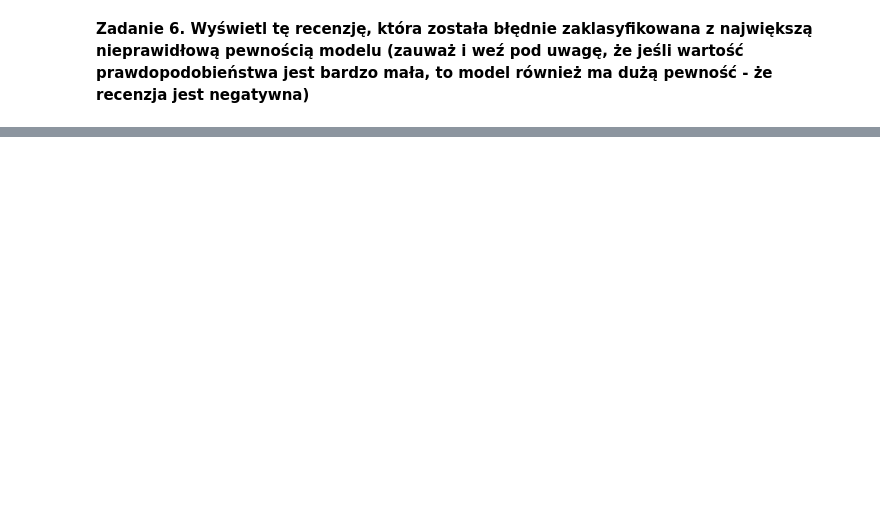
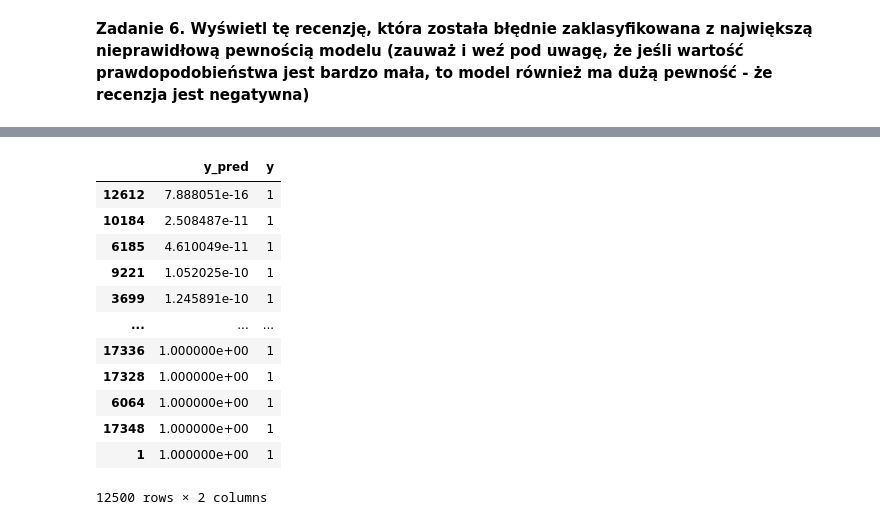
Before and after one commit to marcin-mulawa/deep_learning-cdv, a Jupyter notebook: 6. dense_sentiment_classifier/6. dense_sentiment_classifier.ipynb, the cells around one changed output, grey strips where cells are left out. Cells and saved outputs as stored; diff of their text form; code cells hidden in the pictures; blank space fills up the shorter version.

```diff
--- a/6. dense_sentiment_classifier/6. dense_sentiment_classifier.ipynb
+++ b/6. dense_sentiment_classifier/6. dense_sentiment_classifier.ipynb
@@ -260,0 +362,16 @@ ydf.head(10)
+# %%
+ydf[ydf['y']==1].sort_values(by='y_pred')
+# %% [output]
+|  | y_pred | y |
+| 12612 | 7.888051e-16 | 1 |
+| 10184 | 2.508487e-11 | 1 |
+| 6185 | 4.610049e-11 | 1 |
+| 9221 | 1.052025e-10 | 1 |
+| 3699 | 1.245891e-10 | 1 |
+| ... | ... | ... |
+| 17336 | 1.000000e+00 | 1 |
+| 17328 | 1.000000e+00 | 1 |
+| 6064 | 1.000000e+00 | 1 |
+| 17348 | 1.000000e+00 | 1 |
+| 1 | 1.000000e+00 | 1 |
+12500 rows × 2 columns
```
Also changed, not shown: parts of 19 cells of this notebook.
